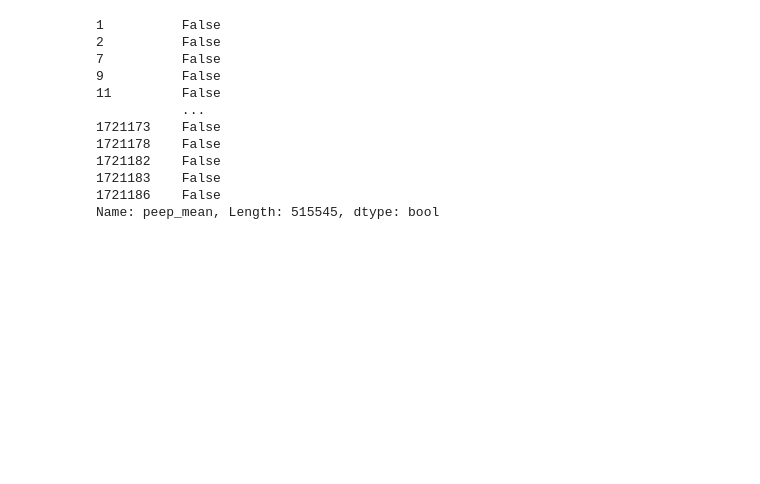
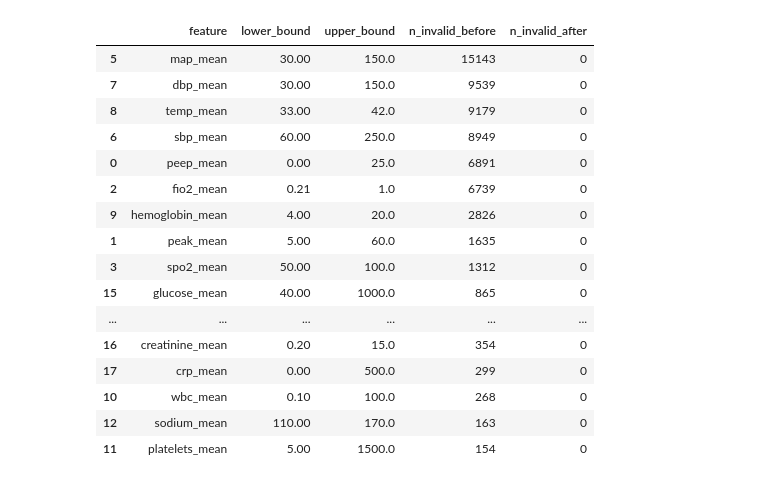
Before and after one commit to aryanb1324/esicm-26-team-airgorithms, a Jupyter notebook: Agent_1.ipynb, the cells around one changed output. Cells and saved outputs as stored; diff of their text form; code cells hidden in the pictures; blank space fills up the shorter version.

```diff
--- a/Agent_1.ipynb
+++ b/Agent_1.ipynb
@@ -2,6 +2,6 @@
 import pandas as pd
 import numpy as np
 
-df = pd.read_csv('data_v1_max_72_h.csv')
+df = pd.read_csv('data_v2_max_72_h.csv')
 # %%
 df2 = df.copy()
@@ -17,0 +8,10 @@ df["Y_30d"] = ((df["death_hours"].notna()) & (df["death_hours"] <= H_HOURS)).ast
+# %%
+creatinine_cols = [c for c in df.columns if 'creatinine' in c.lower()]
+UMOL_L_TO_MG_DL = 1 / 88.4
+
+df[creatinine_cols] = df[creatinine_cols] * UMOL_L_TO_MG_DL
+
+glucose_cols = [c for c in df.columns if 'glucose' in c.lower()]
+MMOL_L_TO_MG_DL_GLUCOSE = 18.0
+
+df[glucose_cols] = df[glucose_cols] * MMOL_L_TO_MG_DL_GLUCOSE
@@ -17,0 +102,49 @@ df["Y_30d"] = ((df["death_hours"].notna()) & (df["death_hours"] <= H_HOURS)).ast
+# %%
+def enforce_feature_bounds(df, bounds_dict, report=True):
+    df = df.copy()
+    report_rows = []
+
+    for col, (low, high) in bounds_dict.items():
+        if col not in df.columns:
+            continue
+
+        before_invalid = ((df[col] < low) | (df[col] > high)).sum()
+
+        # Replace impossible values with NaN (not clipping yet)
+        df.loc[(df[col] < low) | (df[col] > high), col] = np.nan
+
+        after_invalid = ((df[col] < low) | (df[col] > high)).sum()
+
+        if report:
+            report_rows.append({
+                "feature": col,
+                "lower_bound": low,
+                "upper_bound": high,
+                "n_invalid_before": int(before_invalid),
+                "n_invalid_after": int(after_invalid)
+            })
+
+    report_df = pd.DataFrame(report_rows)
+    return df, report_df
+# %%
+df, boundary_report = enforce_feature_bounds(df, FEATURE_BOUNDS)
+
+boundary_report.sort_values("n_invalid_before", ascending=False)
+# %% [output]
+|  | feature | lower_bound | upper_bound | n_invalid_before | n_invalid_after |
+| 5 | map_mean | 30.00 | 150.0 | 15143 | 0 |
+| 7 | dbp_mean | 30.00 | 150.0 | 9539 | 0 |
+| 8 | temp_mean | 33.00 | 42.0 | 9179 | 0 |
+| 6 | sbp_mean | 60.00 | 250.0 | 8949 | 0 |
+| 0 | peep_mean | 0.00 | 25.0 | 6891 | 0 |
+| 2 | fio2_mean | 0.21 | 1.0 | 6739 | 0 |
+| 9 | hemoglobin_mean | 4.00 | 20.0 | 2826 | 0 |
+| 1 | peak_mean | 5.00 | 60.0 | 1635 | 0 |
+| 3 | spo2_mean | 50.00 | 100.0 | 1312 | 0 |
+| 15 | glucose_mean | 40.00 | 1000.0 | 865 | 0 |
+| ... | ... | ... | ... | ... | ... |
+| 16 | creatinine_mean | 0.20 | 15.0 | 354 | 0 |
+| 17 | crp_mean | 0.00 | 500.0 | 299 | 0 |
+| 10 | wbc_mean | 0.10 | 100.0 | 268 | 0 |
+| 12 | sodium_mean | 110.00 | 170.0 | 163 | 0 |
+| 11 | platelets_mean | 5.00 | 1500.0 | 154 | 0 |
@@ -24,18 +166,3 @@ df = df[df["measure_time"] <= df["length_of_stay_hours"]].copy()
 
 # remove hours after death
 df = df[(df["death_hours"].isna()) | (df["measure_time"] < df["death_hours"])].copy()
-# %%
-df['peep_mean'].ge(15)
-# %% [output]
-1          False
-2          False
-7          False
-9          False
-11         False
-           ...
-1721173    False
-1721178    False
-1721182    False
-1721183    False
-1721186    False
-Name: peep_mean, Length: 515545, dtype: bool
```
Also changed, not shown: parts of 31 cells of this notebook.
